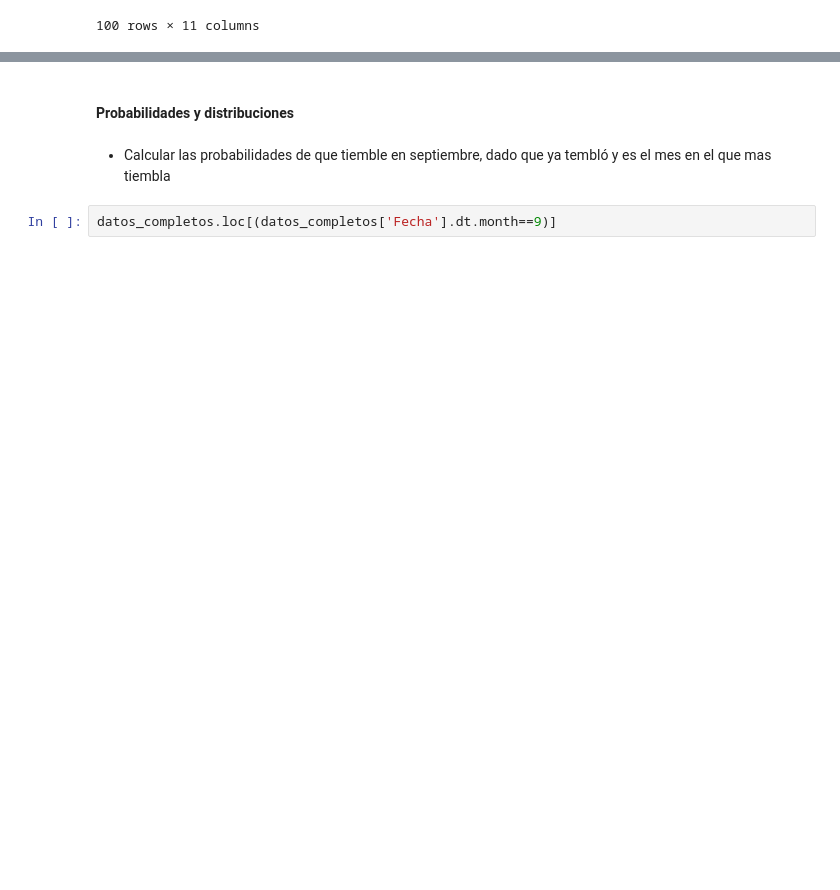
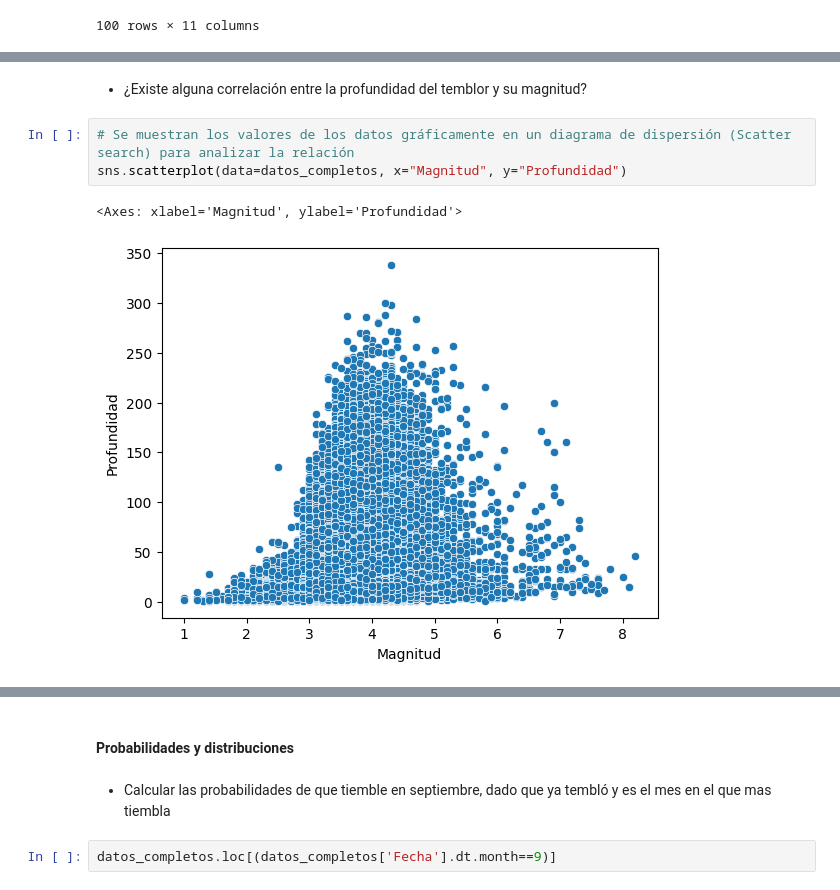
Before and after one commit to MonicaGonzalez30/CienciaDatosLasChicasSuperpoderosas, a Jupyter notebook: Proyectos/Unidad3/Temblores/Temblores.ipynb, the cells around one changed output, grey strips where cells are left out. Saved outputs shown, nothing was run; the diff lists cells and outputs as text; blank space fills up the shorter version.

Commit message:
Pregunta del período y correlación terminadas

```diff
--- a/Proyectos/Unidad3/Temblores/Temblores.ipynb
+++ b/Proyectos/Unidad3/Temblores/Temblores.ipynb
@@ -457,0 +474,8 @@ datos_completos.tail(100)
+# %% [markdown]
+* ¿Existe alguna correlación entre la profundidad del temblor y su magnitud?
+# %%
+# Se muestran los valores de los datos gráficamente en un diagrama de dispersión (Scatter search) para analizar la relación
+sns.scatterplot(data=datos_completos, x="Magnitud", y="Profundidad")
+# %% [output]
+<Axes: xlabel='Magnitud', ylabel='Profundidad'>
+[figure, added]
```
Also changed, not shown: parts of 7 cells of this notebook.
